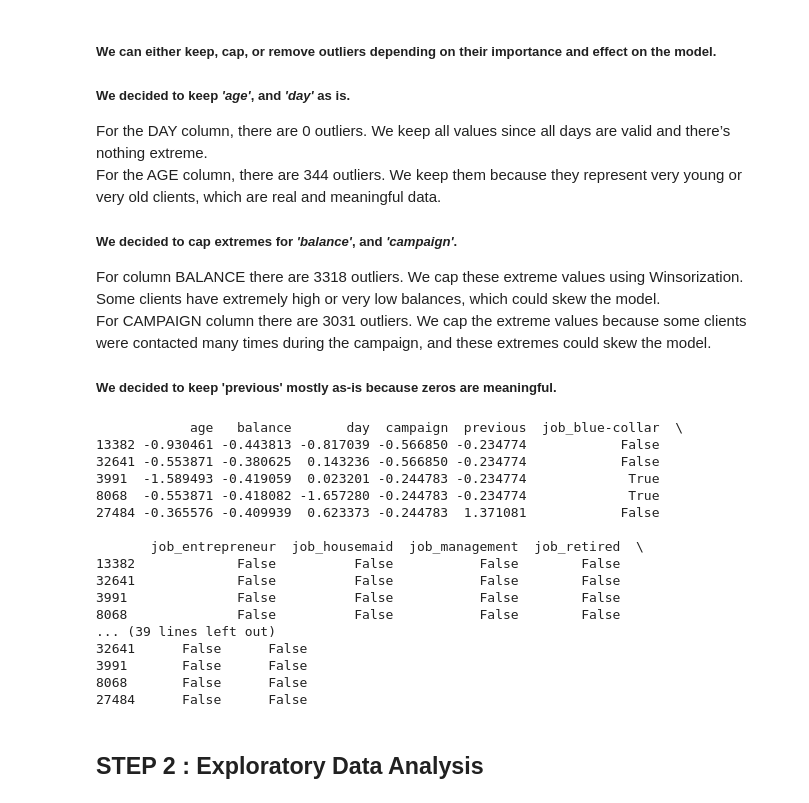
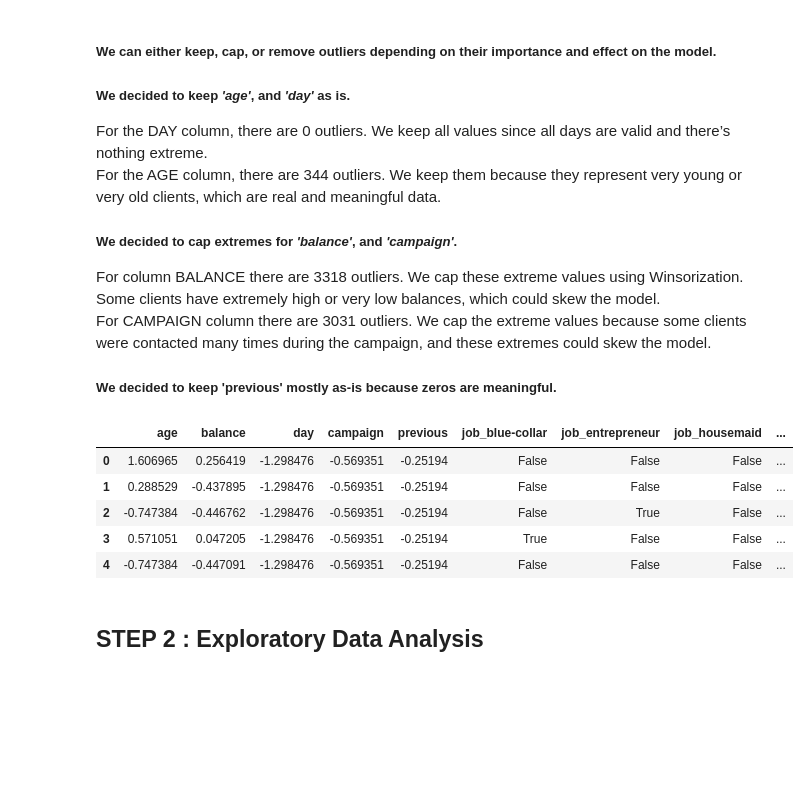
Before and after one commit to alekskadena/bank__datascience, a Jupyter notebook: Project.ipynb, the cells around one changed output. Saved outputs shown, nothing was run; the diff lists cells and outputs as text; code cells hidden in the pictures; blank space fills up the shorter version.

```diff
--- a/Project.ipynb
+++ b/Project.ipynb
@@ -219,33 +218,22 @@ For CAMPAIGN column there are 3031 outliers. We cap the extreme values because s
 # %%
 #Applying outlier treatment consistently
 
 from scipy.stats.mstats import winsorize
-X_train['balance'] = winsorize(X_train['balance'], limits=[0.05, 0.05])
-X_test['balance'] = winsorize(X_test['balance'], limits=[0.05, 0.05])
+df_encoded['balance'] = winsorize(df_encoded['balance'], limits=[0.05, 0.05])
+df_encoded['balance'] = winsorize(df_encoded['balance'], limits=[0.05, 0.05])
 
-X_train['campaign'] = winsorize(X_train['campaign'], limits=[0.05, 0.05])
-X_test['campaign'] = winsorize(X_test['campaign'], limits=[0.05, 0.05])
+df_encoded['campaign'] = winsorize(df_encoded['campaign'], limits=[0.05, 0.05])
+df_encoded['campaign'] = winsorize(df_encoded['campaign'], limits=[0.05, 0.05])
 
 pd.set_option('display.max_columns', None)
-print(X_train.head())
+df_encoded.head()
 # %% [output]
-            age   balance       day  campaign  previous  job_blue-collar  \
-13382 -0.930461 -0.443813 -0.817039 -0.566850 -0.234774            False
-32641 -0.553871 -0.380625  0.143236 -0.566850 -0.234774            False
-3991  -1.589493 -0.419059  0.023201 -0.244783 -0.234774             True
-8068  -0.553871 -0.418082 -1.657280 -0.244783 -0.234774             True
-27484 -0.365576 -0.409939  0.623373 -0.244783  1.371081            False
-
-       job_entrepreneur  job_housemaid  job_management  job_retired  \
-13382             False          False           False        False
-32641             False          False           False        False
-3991              False          False           False        False
-8068              False          False           False        False
-... (39 lines left out)
-32641      False      False
-3991       False      False
-8068       False      False
-27484      False      False
+|  | age | balance | day | campaign | previous | job_blue-collar | job_entrepreneur | job_housemaid | ... |
+| 0 | 1.606965 | 0.256419 | -1.298476 | -0.569351 | -0.25194 | False | False | False | ... |
+| 1 | 0.288529 | -0.437895 | -1.298476 | -0.569351 | -0.25194 | False | False | False | ... |
+| 2 | -0.747384 | -0.446762 | -1.298476 | -0.569351 | -0.25194 | False | True | False | ... |
+| 3 | 0.571051 | 0.047205 | -1.298476 | -0.569351 | -0.25194 | True | False | False | ... |
+| 4 | -0.747384 | -0.447091 | -1.298476 | -0.569351 | -0.25194 | False | False | False | ... |
 # %% [markdown]
 ## STEP 2 : Exploratory Data Analysis
 # %% [markdown]
```
Also changed, not shown: parts of 10 cells of this notebook.
